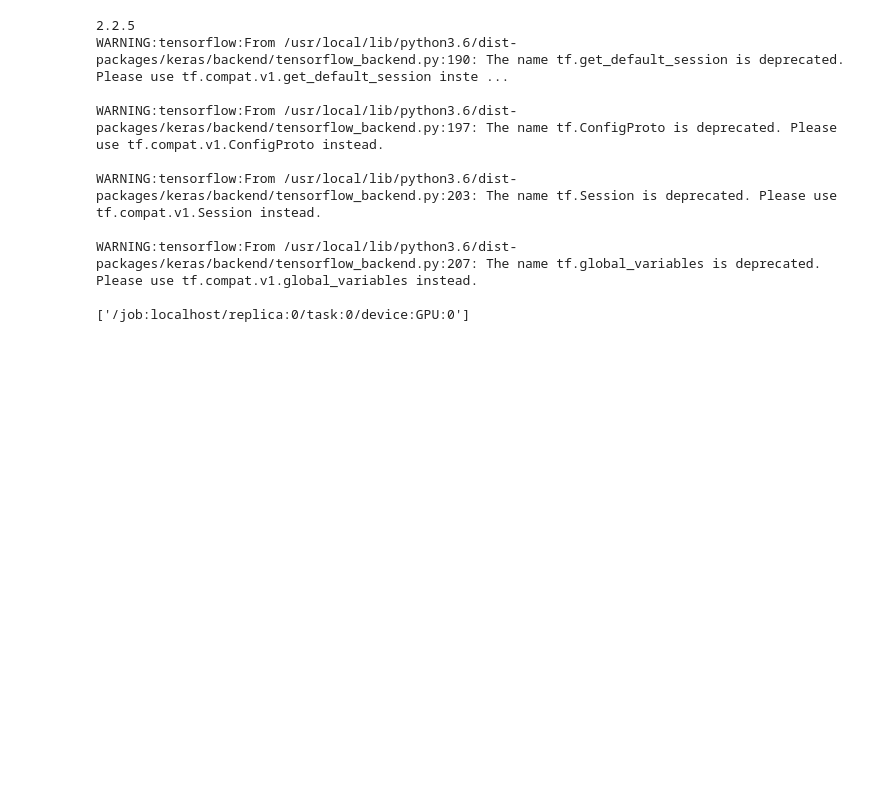
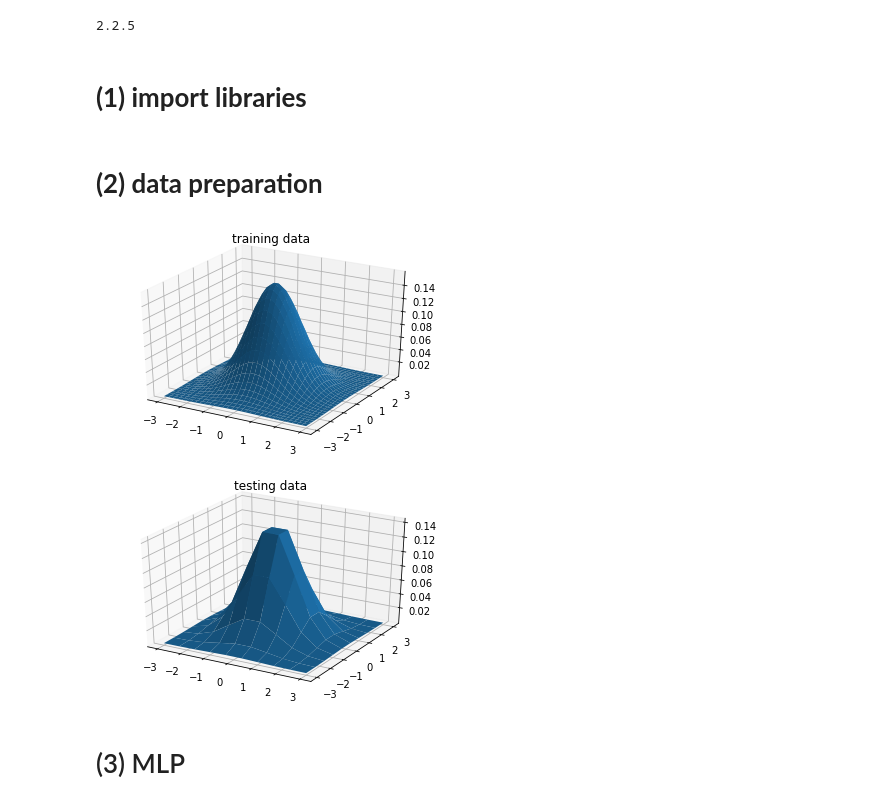
Before and after one commit to okyoujin/mission-kenya, a Jupyter notebook: hw2.ipynb, the cells around one changed output. Cells and saved outputs as stored; diff of their text form; code cells hidden in the pictures; blank space fills up the shorter version.

```diff
--- a/hw2.ipynb
+++ b/hw2.ipynb
@@ -4,15 +4,7 @@
 import keras
 # %%
 print(keras.__version__)
-print(keras.backend.tensorflow_backend._get_available_gpus())
 # %% [output]
 2.2.5
-WARNING:tensorflow:From /usr/local/lib/python3.6/dist-packages/keras/backend/tensorflow_backend.py:190: The name tf.get_default_session is deprecated. Please use tf.compat.v1.get_default_session inste ...
-
-WARNING:tensorflow:From /usr/local/lib/python3.6/dist-packages/keras/backend/tensorflow_backend.py:197: The name tf.ConfigProto is deprecated. Please use tf.compat.v1.ConfigProto instead.
-
-WARNING:tensorflow:From /usr/local/lib/python3.6/dist-packages/keras/backend/tensorflow_backend.py:203: The name tf.Session is deprecated. Please use tf.compat.v1.Session instead.
-
-WARNING:tensorflow:From /usr/local/lib/python3.6/dist-packages/keras/backend/tensorflow_backend.py:207: The name tf.global_variables is deprecated. Please use tf.compat.v1.global_variables instead.
-
-['/job:localhost/replica:0/task:0/device:GPU:0']
+# %% [markdown]
+# **(1) import libraries**
@@ -18,0 +24,50 @@ WARNING:tensorflow:From /usr/local/lib/python3.6/dist-packages/keras/backend/ten
+# %% [markdown]
+# **(2) data preparation**
+# %%
+# training ------------------------------
+A = 32j
+x1, x2 = np.mgrid[-3.0:3.0:A, -3.0:3.0:A]
+x1x2 = np.column_stack([x1.flat, x2.flat])
+
+mu = np.array([0.0, 0.0])
+covariance = np.diag([1, 1])
+
+y = multivariate_normal.pdf(x1x2, mean=mu, cov=covariance)
+y = y.reshape(x1.shape)
+
+x_train = x1x2
+y_train = y.flatten()
+
+fig = plt.figure()
+ax = fig.add_subplot(111, projection='3d')
+
+ax.plot_surface(x1, x2, y)
+plt.title('training data')
+plt.show()
+
+# testing -------------------------------
+A = 10j
+
+x1, x2 = np.mgrid[-3.0:3.0:A, -3.0:3.0:A]
+x1x2 = np.column_stack([x1.flat, x2.flat])
+
+mu = np.array([0.0, 0.0])
+covariance = np.diag([1, 1])
+
+y = multivariate_normal.pdf(x1x2, mean=mu, cov=covariance)
+y = y.reshape(x1.shape)
+
+x_test = x1x2
+y_test = y.flatten()
+
+fig = plt.figure()
+ax = fig.add_subplot(111, projection='3d')
+
+ax.plot_surface(x1, x2, y)
+plt.title('testing data')
+plt.show()
+# %% [output]
+[figure, added]
+[figure, added]
+# %% [markdown]
+# (3) MLP
```
Also changed, not shown: parts of 9 cells of this notebook.
